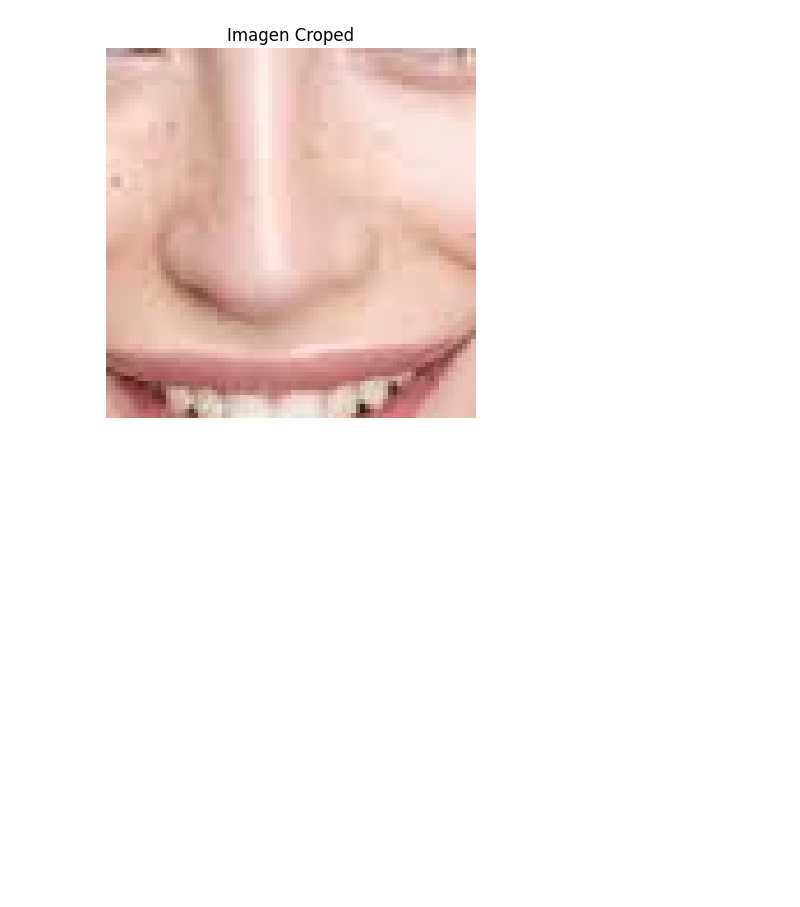
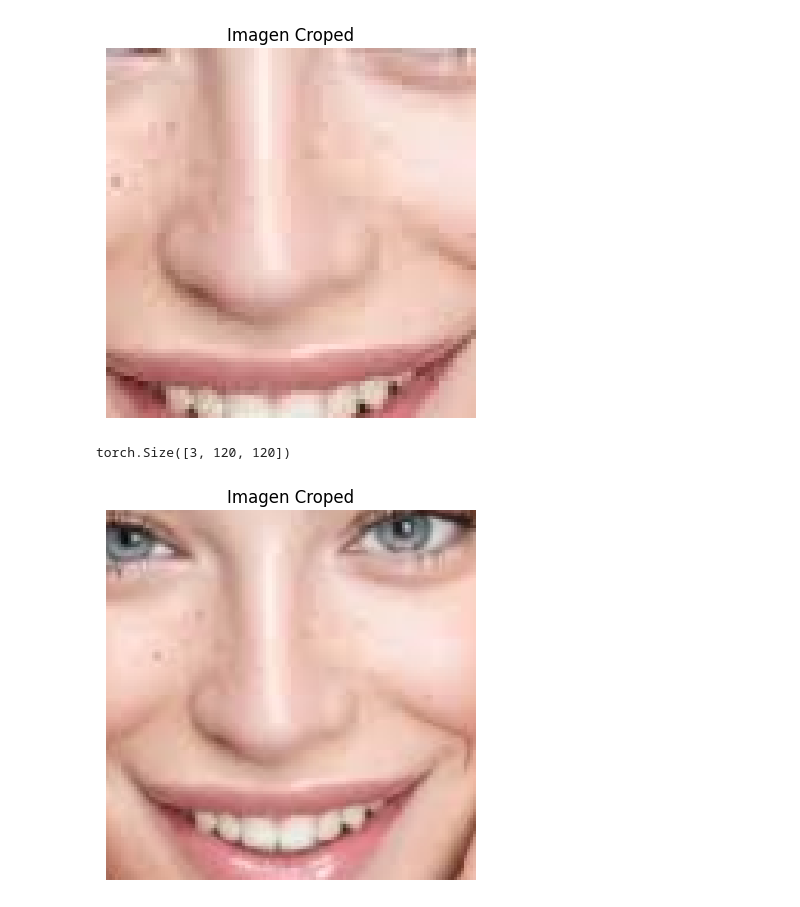
Before and after one commit to JuniorHZ19/ArquitecturasCNN, a Jupyter notebook: Manejo_Imagen_Torch_Vision.ipynb, the cells around one changed output. Cells and saved outputs as stored; diff of their text form; code cells hidden in the pictures; blank space fills up the shorter version.

Commit message:
Termino con Compose

```diff
--- a/Manejo_Imagen_Torch_Vision.ipynb
+++ b/Manejo_Imagen_Torch_Vision.ipynb
@@ -229,0 +246,29 @@ torch.Size([3, 80, 80])
+# %%
+#Transformaciones
+
+
+from PIL import Image
+import torch
+from torchvision import transforms
+import matplotlib.pyplot as plt
+
+img_pil = Image.open('cara.jpg')
+
+transform = transforms.Compose([
+    transforms.Resize(256),
+    transforms.CenterCrop(120),
+    transforms.ToTensor()
+])
+
+image_transformed = transform(img_pil)
+
+print(image_transformed.shape)
+
+
+plt.imshow(image_transformed.permute(1, 2, 0).numpy())
+plt.axis('off')  # Desactiva los ejes
+plt.title('Imagen Croped')  # Establece el título
+plt.show()
+# %% [output]
+torch.Size([3, 120, 120])
+[figure, added]
```
Also changed, not shown: parts of 2 cells of this notebook.
